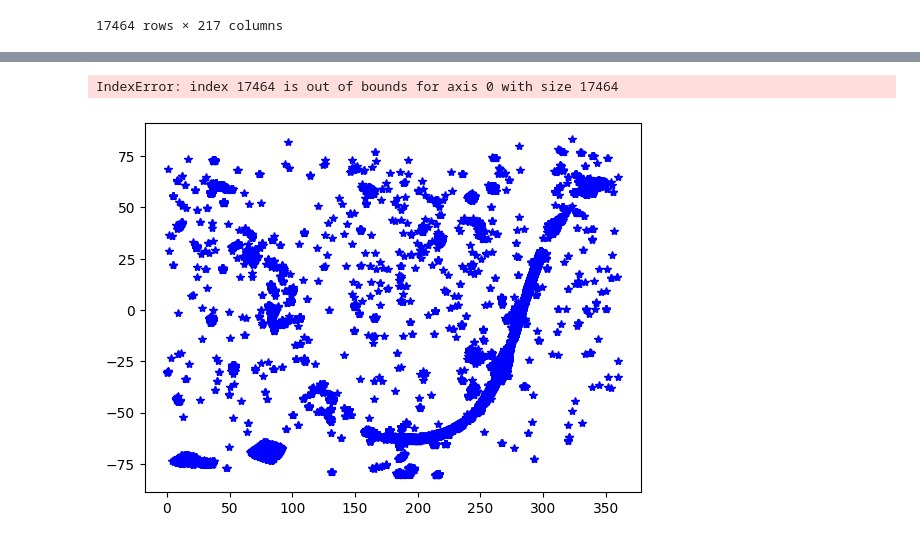
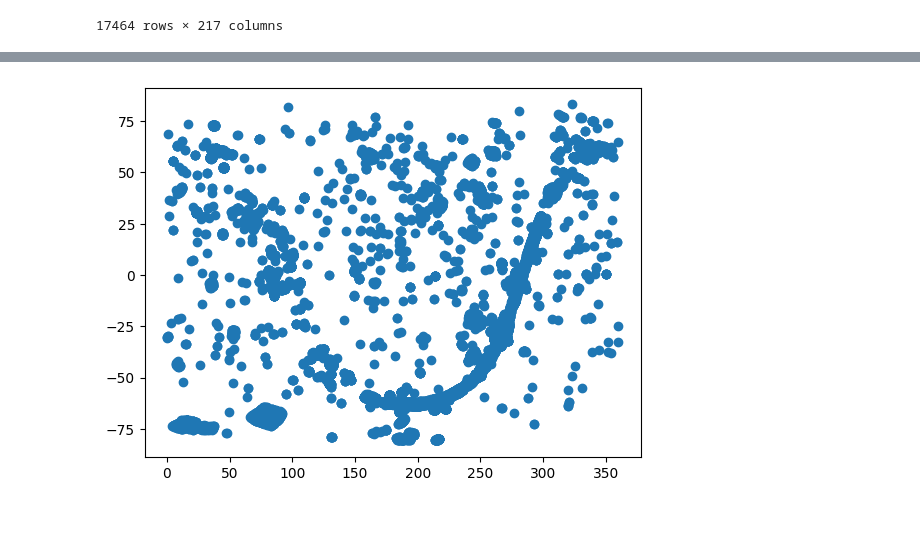
Before and after one commit to DiegoMars/dustClouds, a Jupyter notebook: test.ipynb, the cells around one changed output, grey strips where cells are left out. Cells and saved outputs as stored; diff of their text form; code cells hidden in the pictures.

```diff
--- a/test.ipynb
+++ b/test.ipynb
@@ -33,7 +21,7 @@ array([[  0.      , 231.927823,   2.597747],
-# %%
-for x in range(points.size):
-    plt.plot(points[x,1], points[x,2], 'b*')
-plt.show()
-# %% [output]
-IndexError: index 17464 is out of bounds for axis 0 with size 17464
-[figure, removed]
+# %%
+x= data['ra']
+y= data['dec']
+plt.scatter(x,y)
+plt.show()
+# %% [output]
+[figure, added]
```
Also changed, not shown: parts of 1 cell of this notebook.
